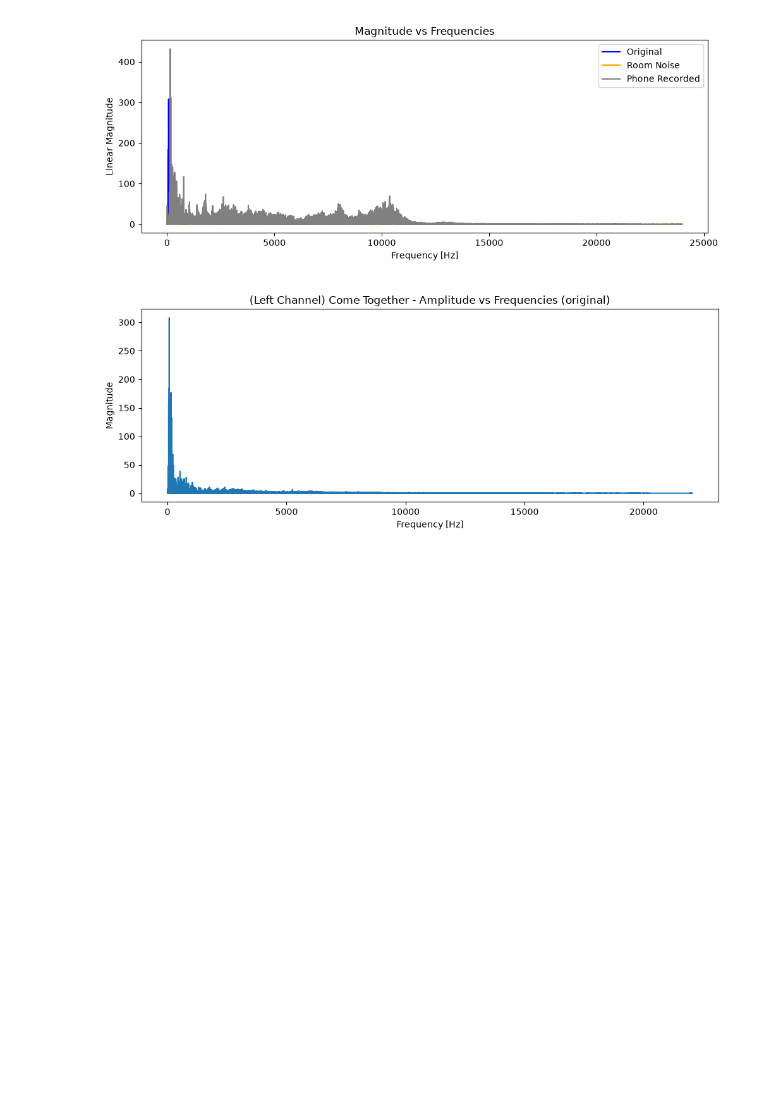
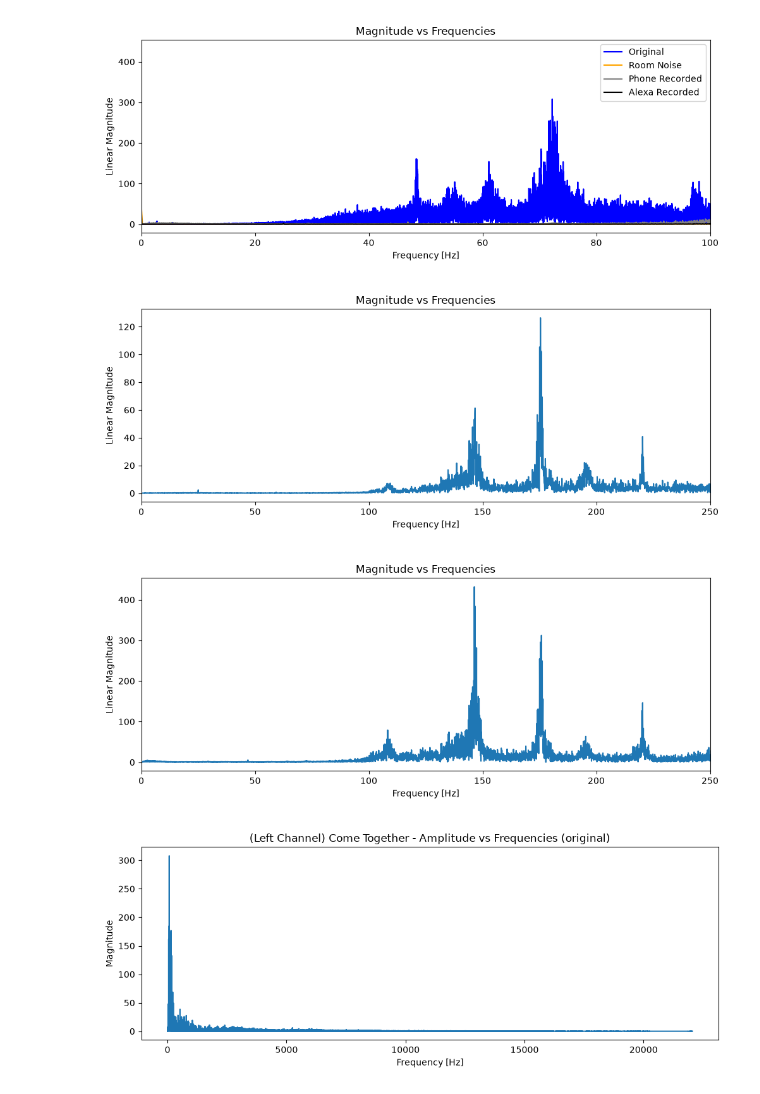
Before and after one commit to EranMaor/Audio-Processing, a Jupyter notebook: fourier.ipynb, the cells around one changed output. Cells and saved outputs as stored; diff of their text form; code cells hidden in the pictures; blank space fills up the shorter version.

Commit message:
07/02: alexa testing

```diff
--- a/fourier.ipynb
+++ b/fourier.ipynb
@@ -85,7 +85,7 @@ def plot(x, y, title, xlabel, ylabel, xmax=25000):
     plt.tight_layout()
     plt.show()
 # %%
-def plot_freqs(x1, y1, x2, y2, x3, y3, title, xlabel, ylabel, xmax=25000):
+def plot_freqs(x1, y1, x2, y2, x3, y3, x4, y4, title, xlabel, ylabel, xmax=25000):
     plt.figure(figsize=(10, 4))
     plt.title(title)
     plt.ylabel(ylabel)
@@ -94,6 +94,7 @@ def plot_freqs(x1, y1, x2, y2, x3, y3, title, xlabel, ylabel, xmax=25000):
     plt.plot(x1, y1, label='Original', color='Blue')
     plt.plot(x2, y2, label='Room Noise', color='orange')
     plt.plot(x3, y3, label='Phone Recorded', color='gray')
+    plt.plot(x4, y4, label='Alexa Recorded', color='black')
 
     if xmax != 25000:
         plt.xlim(0, xmax)
@@ -104,10 +105,15 @@ def plot_freqs(x1, y1, x2, y2, x3, y3, title, xlabel, ylabel, xmax=25000):
 # %%
 mono_data, f_transform, amplitude, f, sample_rate = transform_mono("come_together.wav")
 room_data, room_f_transform, room_amplitude, room_f, room_sample_rate = transform_mono('room.wav')
 phone_data, phone_f_transform, phone_amplitude, phone_f, phone_sample_rate = transform_mono('phone_recording.wav')
-plot_freqs(f, amplitude, room_f, room_amplitude, phone_f, phone_amplitude, 'Magnitude vs Frequencies', 'Frequency [Hz]', 'Linear Magnitude')
+alexa_data, alexa_f_transform, alexa_amplitude, alexa_f, alexa_sample_rate = transform_mono('alexa_recording.wav')
+plot_freqs(f, amplitude, room_f, room_amplitude, phone_f, phone_amplitude, alexa_f, alexa_amplitude, 'Magnitude vs Frequencies', 'Frequency [Hz]', 'Linear Magnitude', 100)
+plot(alexa_f, alexa_amplitude, 'Magnitude vs Frequencies', 'Frequency [Hz]', 'Linear Magnitude', 250)
+plot(phone_f, phone_amplitude, 'Magnitude vs Frequencies', 'Frequency [Hz]', 'Linear Magnitude', 250)
 # %% [output]
-[figure, old version]
+[figure, new version]
+[figure, added]
+[figure, added]
 # %%
 #Convert song to mono and place it in the left channel
 left_data, left_f_transform, left_amplitude, f, sample_rate = transform_mono("come_together.wav")
```
Also changed, not shown: parts of 6 cells of this notebook, 4 other files.
